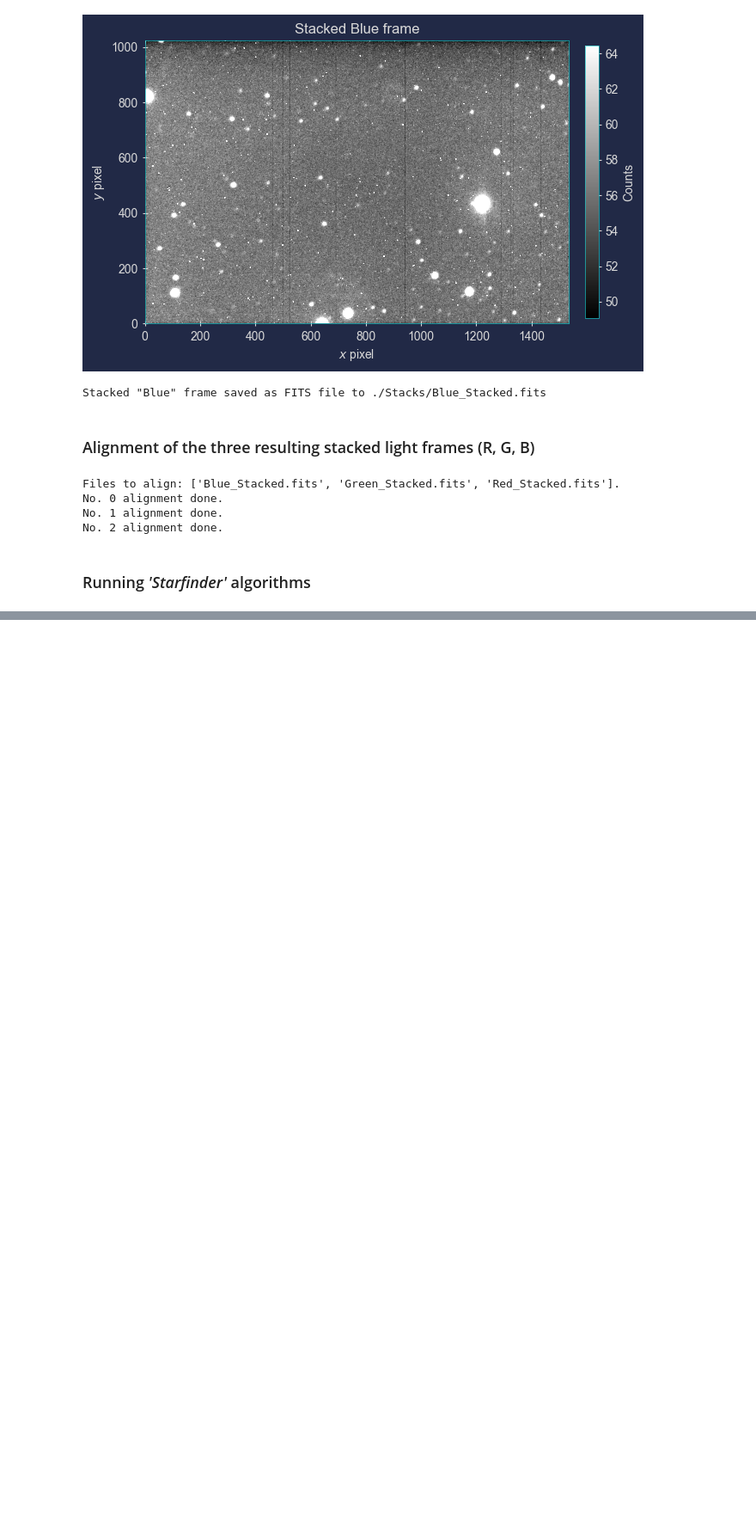
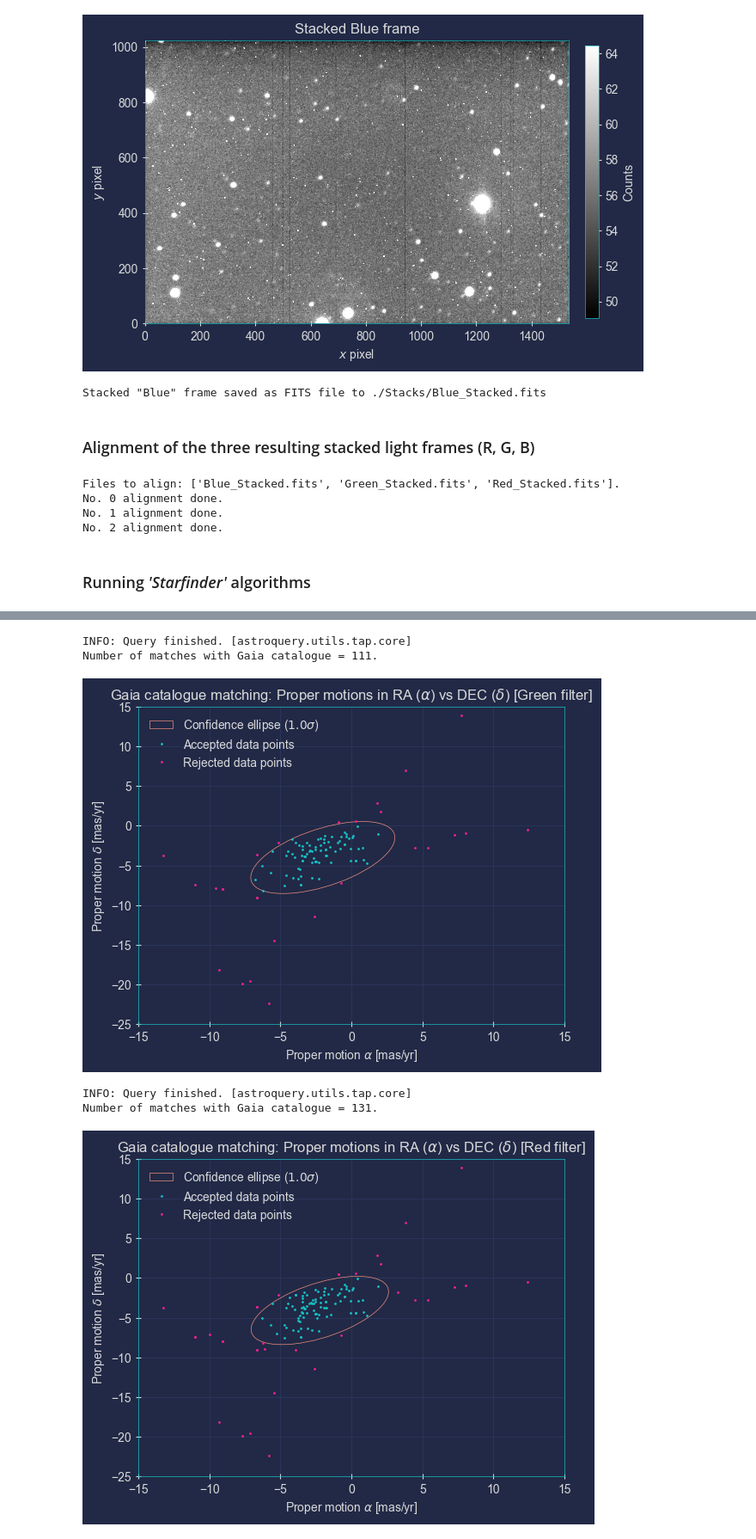
Before and after one commit to kaiuki2000/Lab_Astro_2023, a Jupyter notebook: Clean-up/M39/M39_Notebook.ipynb, the cells around one changed output, grey strips where cells are left out. Shown at 86% size. Drawn from its saved outputs; the diff is of its cells as text; code cells hidden in the pictures; blank space fills up the shorter version.

```diff
--- a/Clean-up/M39/M39_Notebook.ipynb
+++ b/Clean-up/M39/M39_Notebook.ipynb
@@ -180 +219,22 @@ Found 210 stars in image (Green filter).
+# %%
+from helper_functions import match_gaia, GaiaEllipseMask_pm
+
+astrometry_file_Green  = "C:/Users/afons/Downloads/M39_Green_astrometry.fits" # Green frame
+astrometry_file_Red    = "C:/Users/afons/Downloads/M39_Red_astrometry.fits"   # Red frame
+astrometry_image_Green = fits.open(astrometry_file_Green)[0]
+astrometry_image_Red   = fits.open(astrometry_file_Red)[0]
+
+green_table_masked, green_table_unmasked = GaiaEllipseMask_pm(astrometry_image_Green, (322.984, 48.420), \
+                                                              green_table, True, silent = False, filter = 'Green', \
+                                                              xlim = (-15, 15), ylim = (-25, 15))
+red_table_masked, red_table_unmasked     = GaiaEllipseMask_pm(astrometry_image_Red, (322.984, 48.420), \
+                                                              red_table, True, silent = False, filter = 'Red', \
+                                                              xlim = (-15, 15), ylim = (-25, 15))
+# %% [output]
+INFO: Query finished. [astroquery.utils.tap.core]
+Number of matches with Gaia catalogue = 111.
+[figure, added]
+INFO: Query finished. [astroquery.utils.tap.core]
+Number of matches with Gaia catalogue = 131.
+[figure, added]
 # %%
```
Also changed, not shown: parts of 15 cells of this notebook, 1 other file.
